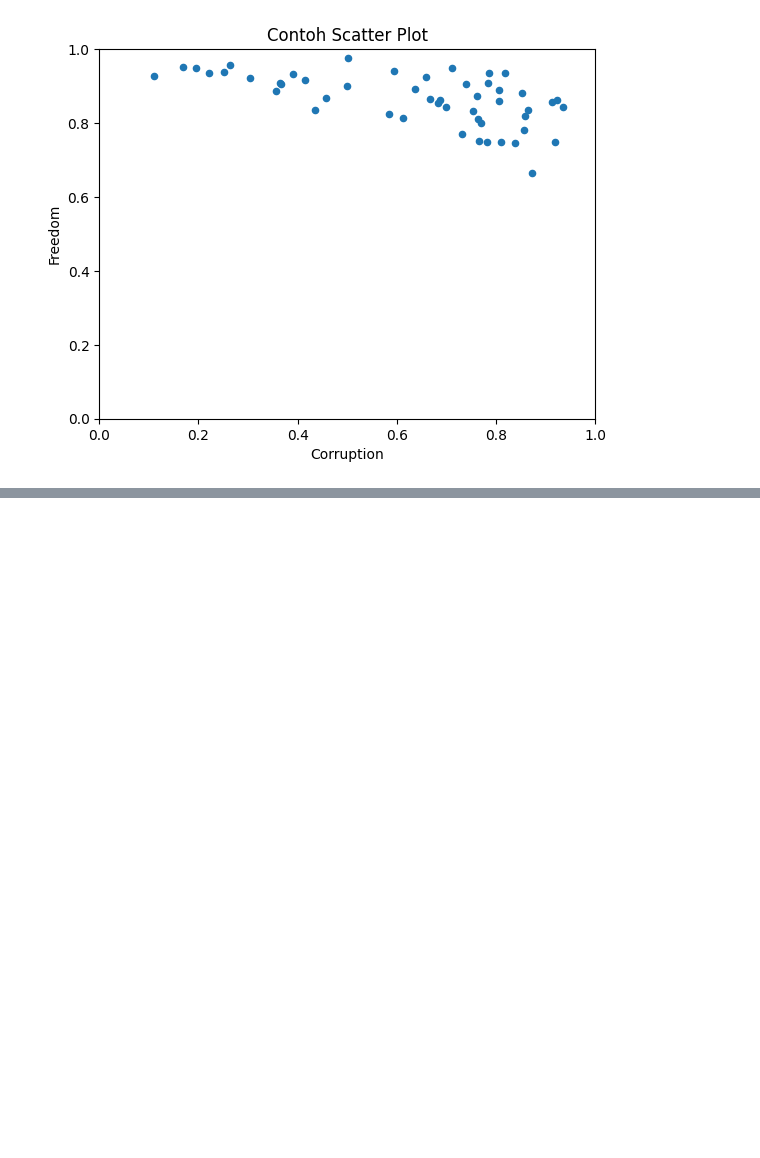
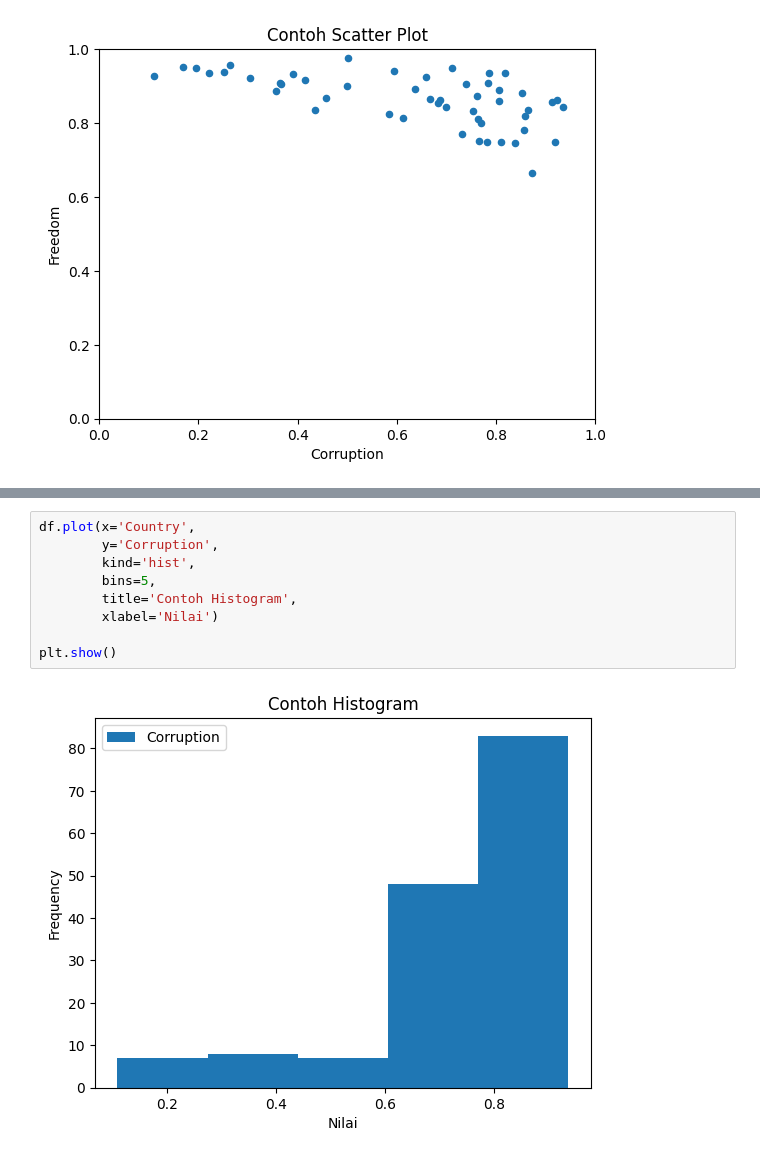
Before and after one commit to LatiefDataVisionary/matplotlib-with-indonesia-belajar, a Jupyter notebook: Matplotlib_22_|_Pandas_Data_Frame_dan_Matplotlib_|_Part_3_.ipynb, the cells around one changed output, grey strips where cells are left out. Drawn from its saved outputs; the diff is of its cells as text; blank space fills up the shorter version.

```diff
--- a/Matplotlib_22_|_Pandas_Data_Frame_dan_Matplotlib_|_Part_3_.ipynb
+++ b/Matplotlib_22_|_Pandas_Data_Frame_dan_Matplotlib_|_Part_3_.ipynb
@@ -159,0 +184,11 @@ plt.show()
+# %%
+df.plot(x='Country',
+        y='Corruption',
+        kind='hist',
+        bins=5,
+        title='Contoh Histogram',
+        xlabel='Nilai')
+
+plt.show()
+# %% [output]
+[figure, added]
```
Also changed, not shown: parts of 5 cells of this notebook.
